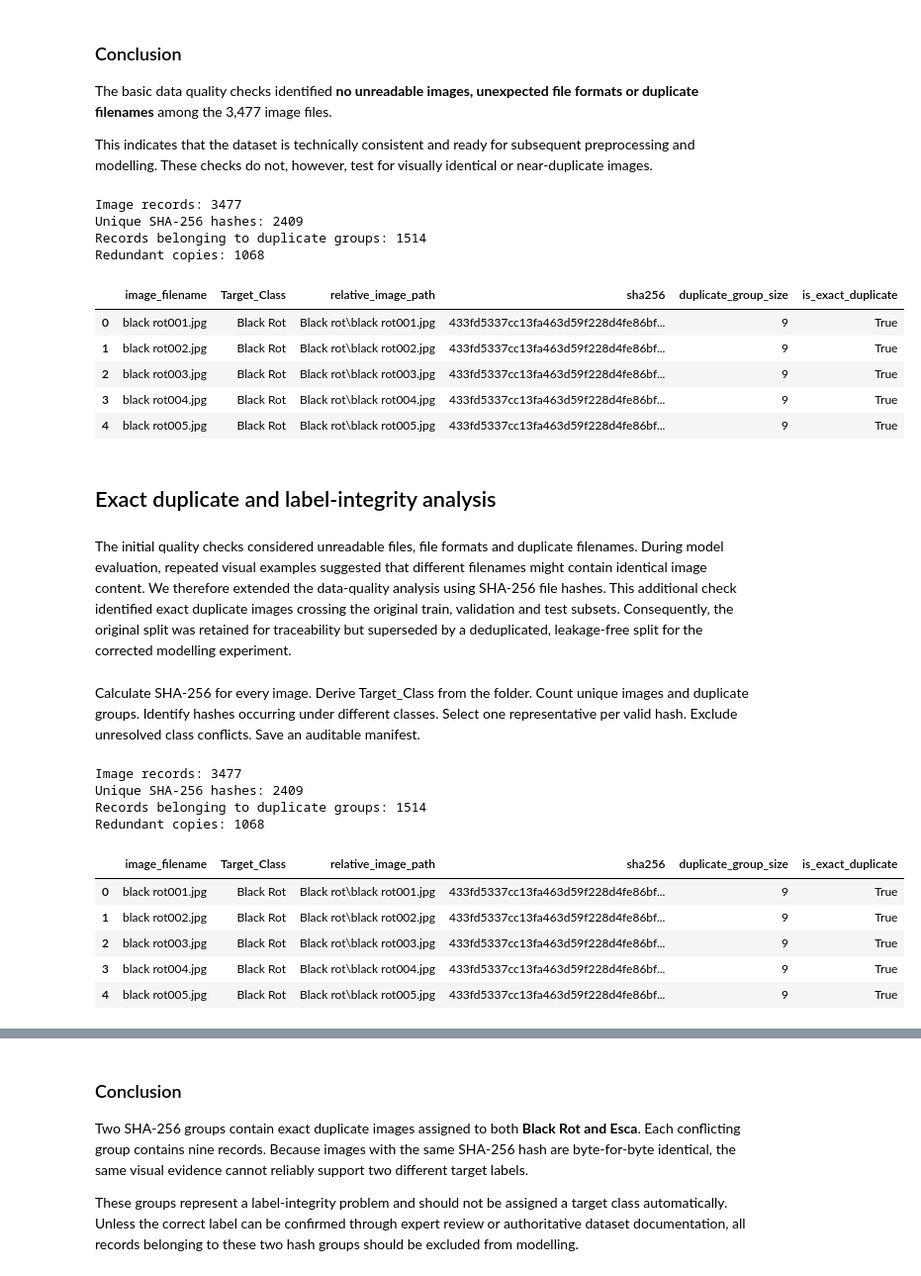
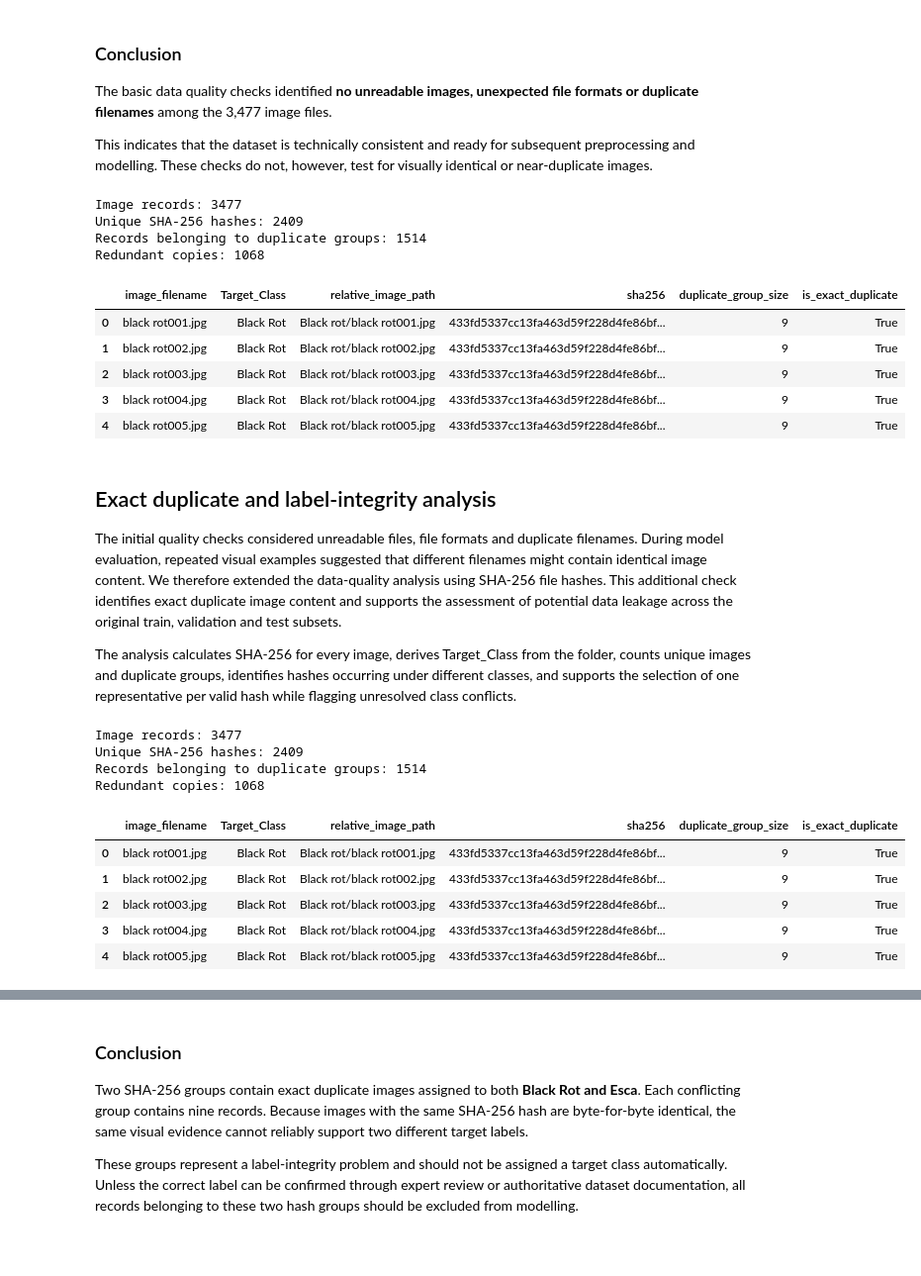
Before and after one commit to joanabutton/grapevine-disease-classification, a Jupyter notebook: notebooks/step_3_eda v2.ipynb, the cells around one changed output, grey strips where cells are left out. Shown at 99% size. Drawn from its saved outputs; the diff is of its cells as text; code cells hidden in the pictures; blank space fills up the shorter version.

```diff
--- a/notebooks/step_3_eda v2.ipynb
+++ b/notebooks/step_3_eda v2.ipynb
@@ -33,8 +29,8 @@ if str(PROJECT_ROOT) not in sys.path:
 
 from src import RANDOM_SEED
 
-# On Joana's computer, the four class folders are directly inside data/raw.
-DATA_DIR = PROJECT_ROOT / "data" / "raw"
+# Local dataset directory containing the four class folders
+DATA_DIR = PROJECT_ROOT / "data" / "raw" / "GVLiD"
 CLASS_NAMES = [
     "Black rot",
     "esca",
@@ -338,10 +334,9 @@ from pathlib import Path
 import hashlib
 import pandas as pd
 
-# Edit this path if necessary.
-# IMAGE_ROOT must directly contain:
-# Black rot/, esca/, healthy/, leaf blight/
-IMAGE_ROOT = PROJECT_ROOT / "data" / "raw"
+# Reuse the dataset directory defined earlier in the notebook.
+# IMAGE_ROOT directly contains the four class folders.
+IMAGE_ROOT = DATA_DIR
 
 CLASS_FOLDER_TO_TARGET = {
     "Black rot": "Black Rot",
@@ -390,59 +385,52 @@ for folder_name, target_class in CLASS_FOLDER_TO_TARGET.items():
 
 hash_df = pd.DataFrame(image_records)
 
 # Add the number of records sharing each exact image hash.
 hash_df["duplicate_group_size"] = (
     hash_df.groupby("sha256")["sha256"].transform("size")
 )
 
 hash_df["is_exact_duplicate"] = (
     hash_df["duplicate_group_size"] > 1
 )
 
 print("Image records:", len(hash_df))
 print("Unique SHA-256 hashes:", hash_df["sha256"].nunique())
 print(
     "Records belonging to duplicate groups:",
     hash_df["is_exact_duplicate"].sum()
 )
 print(
     "Redundant copies:",
     len(hash_df) - hash_df["sha256"].nunique()
 )
 
 display(hash_df.head())
 # %% [output]
 Image records: 3477
 Unique SHA-256 hashes: 2409
 Records belonging to duplicate groups: 1514
 Redundant copies: 1068
 |  | image_filename | Target_Class | relative_image_path | sha256 | duplicate_group_size | is_exact_duplicate |
-| 0 | black rot001.jpg | Black Rot | Black rot\black rot001.jpg | 433fd5337cc13fa463d59f228d4fe86bf... | 9 | True |
-| 1 | black rot002.jpg | Black Rot | Black rot\black rot002.jpg | 433fd5337cc13fa463d59f228d4fe86bf... | 9 | True |
-| 2 | black rot003.jpg | Black Rot | Black rot\black rot003.jpg | 433fd5337cc13fa463d59f228d4fe86bf... | 9 | True |
-| 3 | black rot004.jpg | Black Rot | Black rot\black rot004.jpg | 433fd5337cc13fa463d59f228d4fe86bf... | 9 | True |
-| 4 | black rot005.jpg | Black Rot | Black rot\black rot005.jpg | 433fd5337cc13fa463d59f228d4fe86bf... | 9 | True |
+| 0 | black rot001.jpg | Black Rot | Black rot/black rot001.jpg | 433fd5337cc13fa463d59f228d4fe86bf... | 9 | True |
+| 1 | black rot002.jpg | Black Rot | Black rot/black rot002.jpg | 433fd5337cc13fa463d59f228d4fe86bf... | 9 | True |
+| 2 | black rot003.jpg | Black Rot | Black rot/black rot003.jpg | 433fd5337cc13fa463d59f228d4fe86bf... | 9 | True |
+| 3 | black rot004.jpg | Black Rot | Black rot/black rot004.jpg | 433fd5337cc13fa463d59f228d4fe86bf... | 9 | True |
+| 4 | black rot005.jpg | Black Rot | Black rot/black rot005.jpg | 433fd5337cc13fa463d59f228d4fe86bf... | 9 | True |
-# %% [markdown]
-## Exact duplicate and label-integrity analysis
 # %% [markdown]
-The initial quality checks considered unreadable files, file formats and duplicate filenames. During model evaluation, repeated visual examples suggested that different filenames might contain identical image content. We therefore extended the data-quality analysis using SHA-256 file hashes. This additional check identified exact duplicate images crossing the original train, validation and test subsets. Consequently, the original split was retained for traceability but superseded by a deduplicated, leakage-free split for the corrected modelling experiment.
+## Exact duplicate and label-integrity analysis
+
+The initial quality checks considered unreadable files, file formats and duplicate filenames. During model evaluation, repeated visual examples suggested that different filenames might contain identical image content. We therefore extended the data-quality analysis using SHA-256 file hashes. This additional check identifies exact duplicate image content and supports the assessment of potential data leakage across the original train, validation and test subsets.
+
+The analysis calculates SHA-256 for every image, derives Target_Class from the folder, counts unique images and duplicate groups, identifies hashes occurring under different classes, and supports the selection of one representative per valid hash while flagging unresolved class conflicts.
-# %% [markdown]
-Calculate SHA-256 for every image.
-Derive Target_Class from the folder.
-Count unique images and duplicate groups.
-Identify hashes occurring under different classes.
-Select one representative per valid hash.
-Exclude unresolved class conflicts.
-Save an auditable manifest.
 # %%
 from pathlib import Path
 import hashlib
 import pandas as pd
 
-# Edit this path if necessary.
-# IMAGE_ROOT must directly contain:
-# Black rot/, esca/, healthy/, leaf blight/
-IMAGE_ROOT = PROJECT_ROOT / "data" / "raw"
+# Reuse the dataset directory defined earlier in the notebook.
+# IMAGE_ROOT directly contains the four class folders.
+IMAGE_ROOT = DATA_DIR
 
 CLASS_FOLDER_TO_TARGET = {
     "Black rot": "Black Rot",
@@ -518,11 +506,11 @@ Unique SHA-256 hashes: 2409
 Records belonging to duplicate groups: 1514
 Redundant copies: 1068
 |  | image_filename | Target_Class | relative_image_path | sha256 | duplicate_group_size | is_exact_duplicate |
-| 0 | black rot001.jpg | Black Rot | Black rot\black rot001.jpg | 433fd5337cc13fa463d59f228d4fe86bf... | 9 | True |
-| 1 | black rot002.jpg | Black Rot | Black rot\black rot002.jpg | 433fd5337cc13fa463d59f228d4fe86bf... | 9 | True |
-| 2 | black rot003.jpg | Black Rot | Black rot\black rot003.jpg | 433fd5337cc13fa463d59f228d4fe86bf... | 9 | True |
-| 3 | black rot004.jpg | Black Rot | Black rot\black rot004.jpg | 433fd5337cc13fa463d59f228d4fe86bf... | 9 | True |
-| 4 | black rot005.jpg | Black Rot | Black rot\black rot005.jpg | 433fd5337cc13fa463d59f228d4fe86bf... | 9 | True |
+| 0 | black rot001.jpg | Black Rot | Black rot/black rot001.jpg | 433fd5337cc13fa463d59f228d4fe86bf... | 9 | True |
+| 1 | black rot002.jpg | Black Rot | Black rot/black rot002.jpg | 433fd5337cc13fa463d59f228d4fe86bf... | 9 | True |
+| 2 | black rot003.jpg | Black Rot | Black rot/black rot003.jpg | 433fd5337cc13fa463d59f228d4fe86bf... | 9 | True |
+| 3 | black rot004.jpg | Black Rot | Black rot/black rot004.jpg | 433fd5337cc13fa463d59f228d4fe86bf... | 9 | True |
+| 4 | black rot005.jpg | Black Rot | Black rot/black rot005.jpg | 433fd5337cc13fa463d59f228d4fe86bf... | 9 | True |
 # %% [markdown]
 ### Conclusion
 
```
Also changed, not shown: parts of 31 cells of this notebook, 2 other files.
